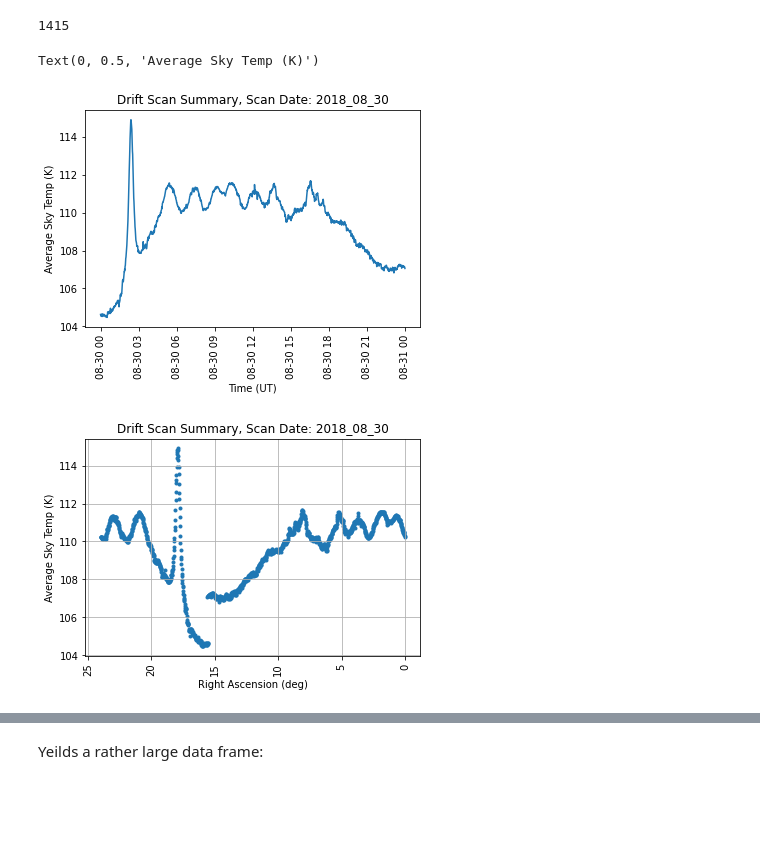
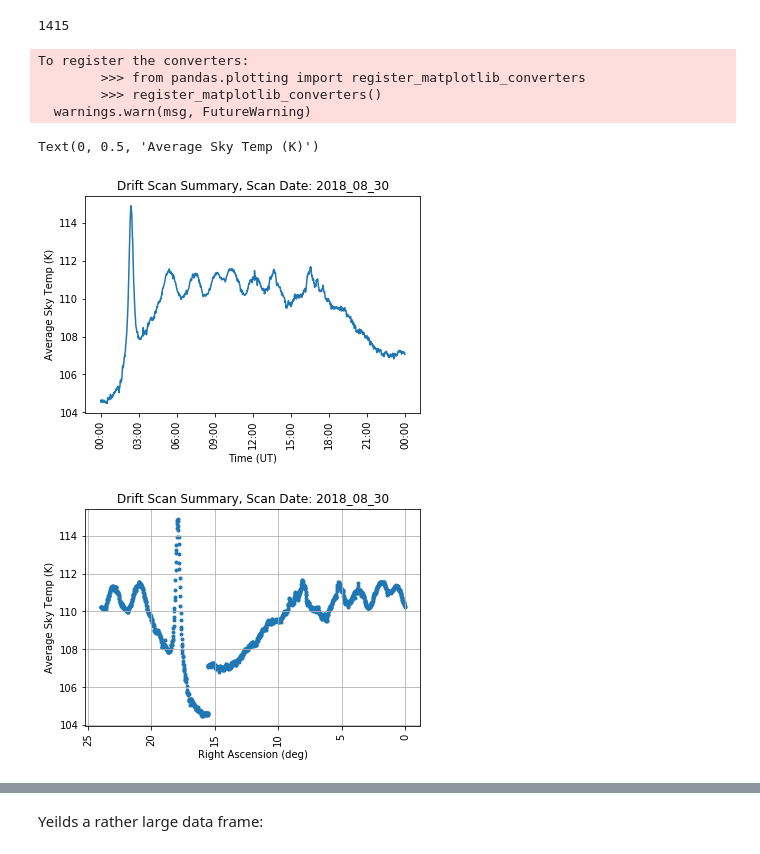
Before and after one commit to kevinmcmanus/lto_utils, a Jupyter notebook: lto_data.ipynb, the cells around one changed output, grey strips where cells are left out. Saved outputs shown, nothing was run; the diff lists cells and outputs as text; code cells hidden in the pictures; blank space fills up the shorter version.

```diff
--- a/lto_data.ipynb
+++ b/lto_data.ipynb
@@ -86,0 +59,4 @@ lto_file.get_SpectralLine()
+# %%
+obs_dir = '../lto_data' # dir where the observations live
+obs_date = '2018_08_30' # dir of the day's observations
+obs_file = 'LTO-HI-2018-08-30-15-38-43.lto' #a particular minute's observation
@@ -164,7 +134,7 @@ scan_date = '2018_08_30'
 # %%
 #get all the spectral characteristics for the observation of 2018_08_30
 # this can take a several minutes to run, espcially if the files are not local
-obs_summary = lto.getSpectralCharacteristics('lto_data/'+scan_date)
+obs_summary = getSpectralCharacteristics(os.path.join(obs_dir, obs_date))
 # %%
 obs_summary.head()
 # %% [output]
@@ -181,22 +156,27 @@ len(obs_summary)
 # %%
 plt.plot(obs_summary.index, obs_summary.avetsky)
-plt.title(f'Drift Scan Summary, Scan Date: {scan_date}')
+plt.title(f'Drift Scan Summary, Scan Date: {obs_date}')
+plt.gca().xaxis.set_major_formatter(fmt)
 plt.xlabel('Time (UT)')
 plt.xticks(rotation=90)
 plt.ylabel('Average Sky Temp (K)')
 # %% [output]
-Text(0, 0.5, 'Average Sky Temp (K)')
+To register the converters:
+        >>> from pandas.plotting import register_matplotlib_converters
+        >>> register_matplotlib_converters()
+  warnings.warn(msg, FutureWarning)
+Text(0, 0.5, 'Average Sky Temp (K)')
-[figure, old version]
+[figure, new version]
 # %%
 #it's a drift scan so plot by right ascension
 plt.scatter(obs_summary.ra, obs_summary.avetsky, s=9)
-plt.title(f'Drift Scan Summary, Scan Date: {scan_date}')
+plt.title(f'Drift Scan Summary, Scan Date: {obs_date}')
 plt.xlabel('Right Ascension (deg)')
 plt.xticks(rotation=90)
 plt.ylabel('Average Sky Temp (K)')
 plt.grid()
 plt.gca().invert_xaxis()
 # %% [output]
-[figure, old version]
+[figure, new version]
 # %%
 #get all the spectral data from the drift scan
```
Also changed, not shown: parts of 26 cells of this notebook, 1 other file.
